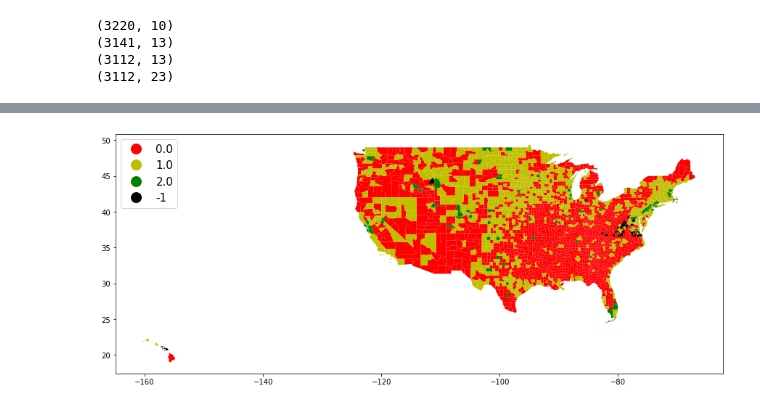
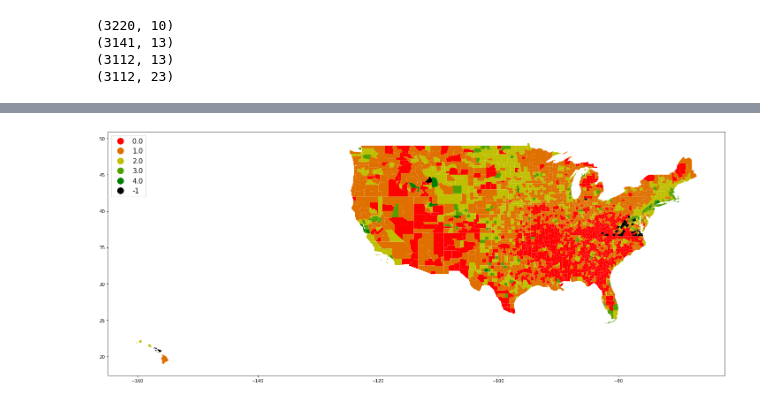
Before and after one commit to KDOT2509/ClusterUsIncomePerCounty, a Jupyter notebook: analyse.ipynb, the cells around one changed output, grey strips where cells are left out. Saved outputs shown, nothing was run; the diff lists cells and outputs as text; code cells hidden in the pictures.

Commit message:
adding more plots

```diff
--- a/analyse.ipynb
+++ b/analyse.ipynb
@@ -52,7 +52,7 @@ device is :cpu
 ## sklearn Kmeans
 # %%
 from sklearn.cluster import KMeans
-k = 3
+k = 5
 X = df[['per_capita_2018', 'per_capita_2019',
        'per_capita_2020']].values.astype(float)
 
@@ -217,20 +209,20 @@ shapefile.plot(
 # %%
-fig, ax = plt.subplots(figsize=(20,20))
+fig, ax = plt.subplots(figsize=(25,25))
 
 shapefile.plot(ax=ax,
     #figsize=(50,50),
     column='cluster',
     categorical=True,
     legend=True,
     cmap=cmap,
      legend_kwds={
     #     "labels":[1,2,3,4,5,6],
          'loc':'upper left',
                   "fontsize":15,
                   "markerscale":1.5,
                  }
     )
 
-fig.savefig(f'plots/ClusteringUsIncomeK{k}PerCountyCentralised123.png')
+fig.savefig(f'plots/ClusteringUsIncomeK{k}PerCountyCentralised.png')
 # %% [output]
-[figure, old version]
+[figure, new version]
```
Also changed, not shown: parts of 3 cells of this notebook, 2 other files.
